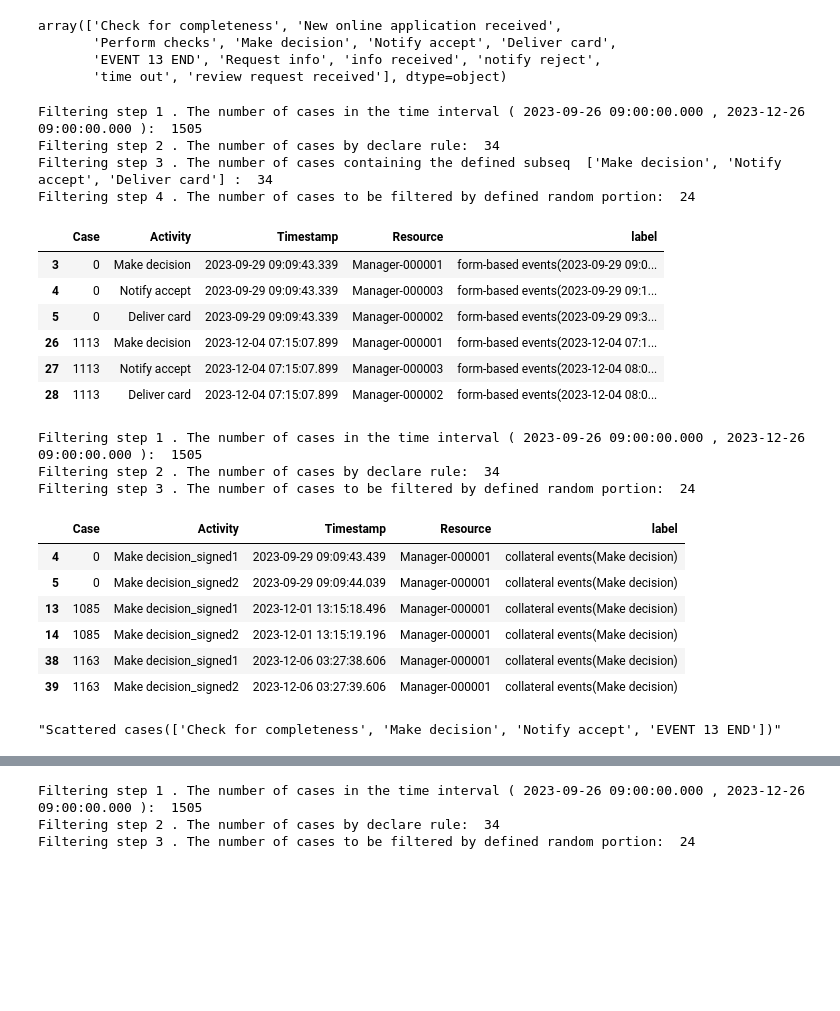
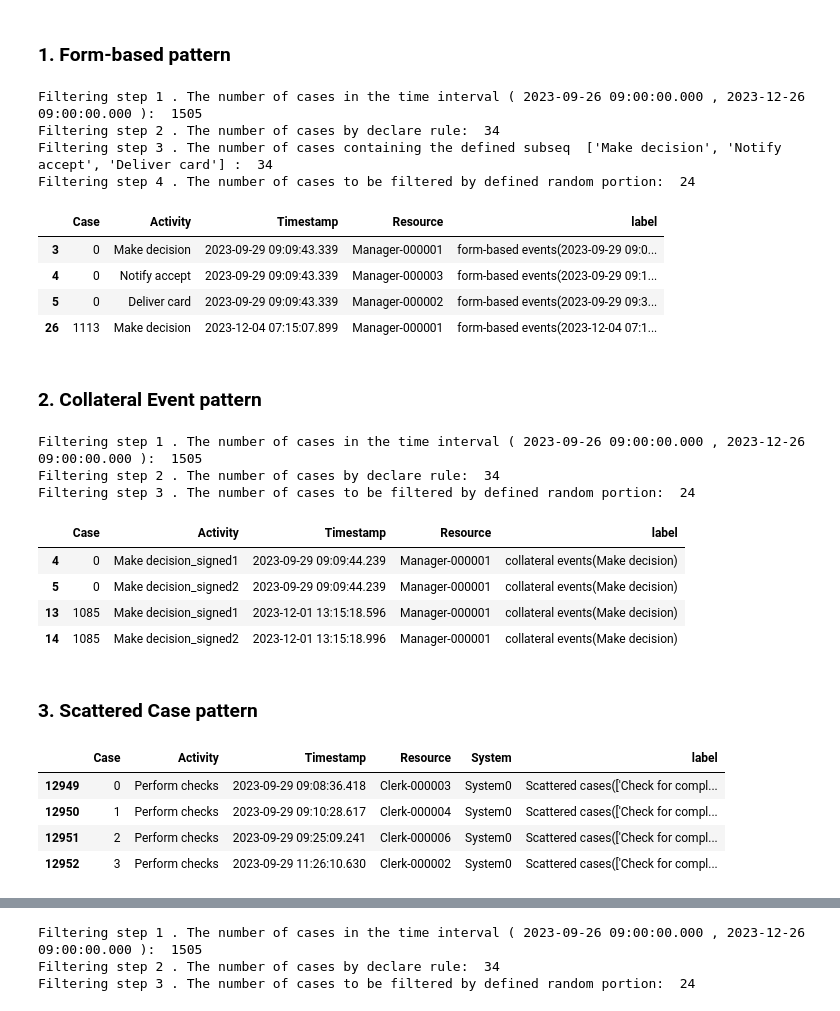
Before and after one commit to jonghyeonk/FLAWD, a Jupyter notebook: Implementation.ipynb, the cells around one changed output, grey strips where cells are left out. Saved outputs shown, nothing was run; the diff lists cells and outputs as text; code cells hidden in the pictures; blank space fills up the shorter version.

```diff
--- a/Implementation.ipynb
+++ b/Implementation.ipynb
@@ -58,7 +63,0 @@ EL.head()
-# %%
-EL.Activity.unique()
-# %% [output]
-array(['Check for completeness', 'New online application received',
-       'Perform checks', 'Make decision', 'Notify accept', 'Deliver card',
-       'EVENT 13 END', 'Request info', 'info received', 'notify reject',
-       'time out', 'review request received'], dtype=object)
@@ -67,3 +64,5 @@ from patterns.FormBased import FormBased
+# %% [markdown]
+### 1. Form-based pattern
 # %%
 EL_polluted = FormBased(EL,
                     which = ['Make decision', 'Notify accept', 'Deliver card'],
@@ -79,12 +78,10 @@ Filtering step 2 . The number of cases by declare rule:  34
 Filtering step 3 . The number of cases containing the defined subseq  ['Make decision', 'Notify accept', 'Deliver card'] :  34
 Filtering step 4 . The number of cases to be filtered by defined random portion:  24
 # %%
-EL_polluted[EL_polluted['label'] !=  ""].head(6)
+EL_polluted[EL_polluted['label'] !=  ""].head(4)
 # %% [output]
 |  | Case | Activity | Timestamp | Resource | label |
 | 3 | 0 | Make decision | 2023-09-29 09:09:43.339 | Manager-000001 | form-based events(2023-09-29 09:0... |
 | 4 | 0 | Notify accept | 2023-09-29 09:09:43.339 | Manager-000003 | form-based events(2023-09-29 09:1... |
 | 5 | 0 | Deliver card | 2023-09-29 09:09:43.339 | Manager-000002 | form-based events(2023-09-29 09:3... |
 | 26 | 1113 | Make decision | 2023-12-04 07:15:07.899 | Manager-000001 | form-based events(2023-12-04 07:1... |
-| 27 | 1113 | Notify accept | 2023-12-04 07:15:07.899 | Manager-000003 | form-based events(2023-12-04 08:0... |
-| 28 | 1113 | Deliver card | 2023-12-04 07:15:07.899 | Manager-000002 | form-based events(2023-12-04 08:0... |
@@ -93,3 +88,5 @@ from patterns.CollateralEvent import CollateralEvent
+# %% [markdown]
+### 2. Collateral Event pattern
 # %%
 EL_polluted = CollateralEvent(EL,
                     target_collats = "[Activity:'Make decision'>>('Make decision_signed1', 'Make decision_signed2')]",
@@ -107,12 +104,10 @@ Filtering step 1 . The number of cases in the time interval ( 2023-09-26 09:00:0
 Filtering step 2 . The number of cases by declare rule:  34
 Filtering step 3 . The number of cases to be filtered by defined random portion:  24
 # %%
-EL_polluted[EL_polluted['label'] !=  ""].head(6)
+EL_polluted[EL_polluted['label'] !=  ""].head(4)
 # %% [output]
 |  | Case | Activity | Timestamp | Resource | label |
-| 4 | 0 | Make decision_signed1 | 2023-09-29 09:09:43.439 | Manager-000001 | collateral events(Make decision) |
-| 5 | 0 | Make decision_signed2 | 2023-09-29 09:09:44.039 | Manager-000001 | collateral events(Make decision) |
-| 13 | 1085 | Make decision_signed1 | 2023-12-01 13:15:18.496 | Manager-000001 | collateral events(Make decision) |
-| 14 | 1085 | Make decision_signed2 | 2023-12-01 13:15:19.196 | Manager-000001 | collateral events(Make decision) |
-| 38 | 1163 | Make decision_signed1 | 2023-12-06 03:27:38.606 | Manager-000001 | collateral events(Make decision) |
-| 39 | 1163 | Make decision_signed2 | 2023-12-06 03:27:39.606 | Manager-000001 | collateral events(Make decision) |
+| 4 | 0 | Make decision_signed1 | 2023-09-29 09:09:44.239 | Manager-000001 | collateral events(Make decision) |
+| 5 | 0 | Make decision_signed2 | 2023-09-29 09:09:44.239 | Manager-000001 | collateral events(Make decision) |
+| 13 | 1085 | Make decision_signed1 | 2023-12-01 13:15:18.596 | Manager-000001 | collateral events(Make decision) |
+| 14 | 1085 | Make decision_signed2 | 2023-12-01 13:15:18.996 | Manager-000001 | collateral events(Make decision) |
@@ -121,3 +114,5 @@ from patterns.ScatteredCase import ScatteredCase
+# %% [markdown]
+### 3. Scattered Case pattern
 # %%
 ELsys = generate_system(EL, nsys = 10)
 
@@ -129,6 +124,10 @@ EL_polluted = ScatteredCase(ELsys,
                             case_id_key = "Case",
                             timestamp_key = "Timestamp")
 # %%
-EL_polluted[EL_polluted['label'] !=  ""].head(1)['label'][9454]
+EL_polluted[EL_polluted['label'] !=  ""].head(4)
 # %% [output]
-"Scattered cases(['Check for completeness', 'Make decision', 'Notify accept', 'EVENT 13 END'])"
+|  | Case | Activity | Timestamp | Resource | System | label |
+| 12949 | 0 | Perform checks | 2023-09-29 09:08:36.418 | Clerk-000003 | System0 | Scattered cases(['Check for compl... |
+| 12950 | 1 | Perform checks | 2023-09-29 09:10:28.617 | Clerk-000004 | System0 | Scattered cases(['Check for compl... |
+| 12951 | 2 | Perform checks | 2023-09-29 09:25:09.241 | Clerk-000006 | System0 | Scattered cases(['Check for compl... |
+| 12952 | 3 | Perform checks | 2023-09-29 11:26:10.630 | Clerk-000002 | System0 | Scattered cases(['Check for compl... |
```
Also changed, not shown: parts of 45 cells of this notebook, 3 other files.
